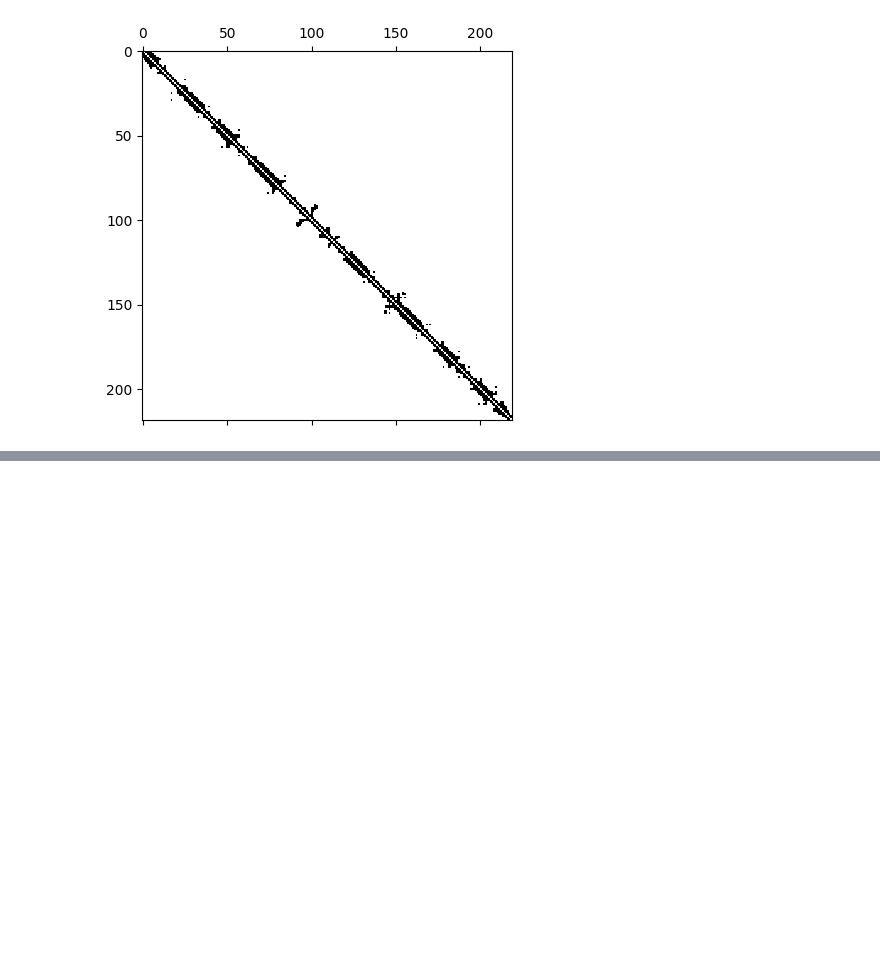
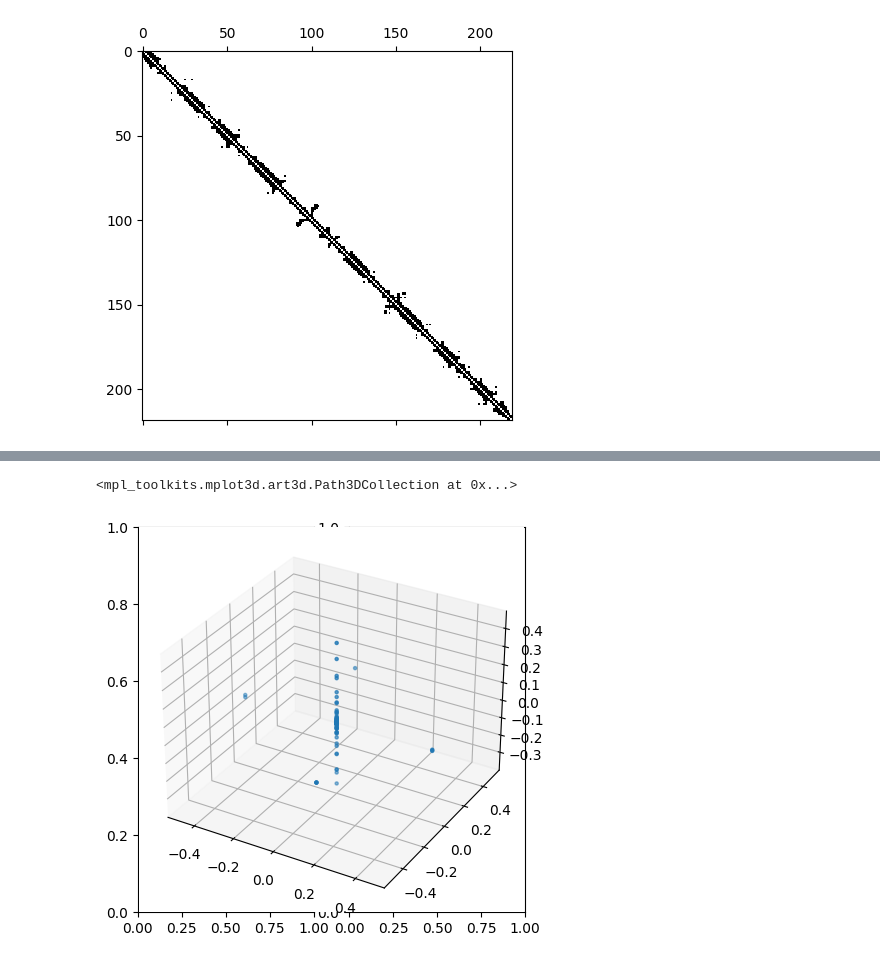
Before and after one commit to ludovicaisa/Physics_Unibo, a Jupyter notebook: src/Complex_Networks/leggi_pdb.ipynb, the cells around one changed output, grey strips where cells are left out. Saved outputs shown, nothing was run; the diff lists cells and outputs as text; code cells hidden in the pictures; blank space fills up the shorter version.

```diff
--- a/src/Complex_Networks/leggi_pdb.ipynb
+++ b/src/Complex_Networks/leggi_pdb.ipynb
@@ -59,4 +66,8 @@ plt.spy(Ad)
 # %%
-# fig = plt.figure()
-# ax = fig.add_subplot(projection='3d')
-# plt.plot(vecAd[:,i1], vecAd[:,i2], vecAd[:,i3], '.')
+fig, ax = plt.subplots(ncols=2 , figsize=(5, 5))
+ax = fig.add_subplot(projection='3d')
+
+ax.scatter(VecAd[:, i1], VecAd[:, i2], VecAd[:, i3], marker='.')
+# %% [output]
+<mpl_toolkits.mplot3d.art3d.Path3DCollection at 0x...>
+[figure, added]
```
Also changed, not shown: parts of 7 cells of this notebook, 2 other files.
